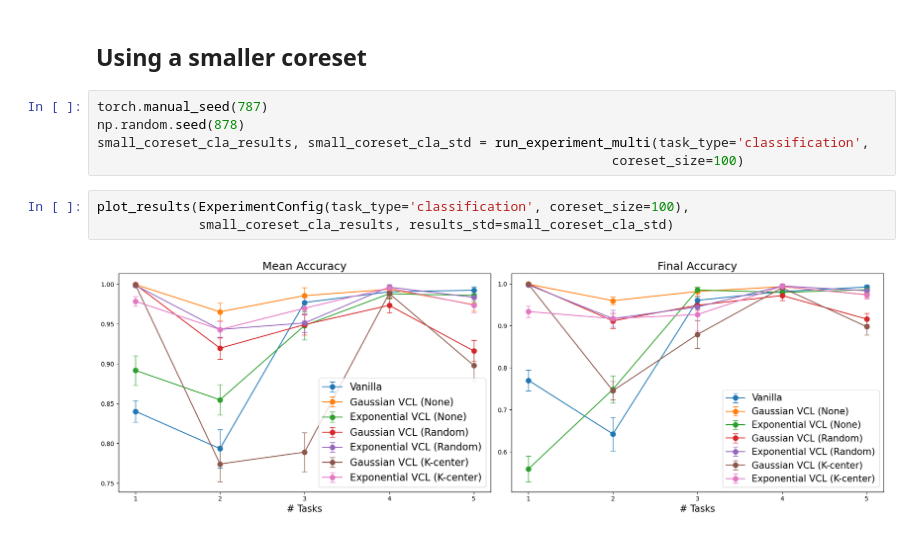
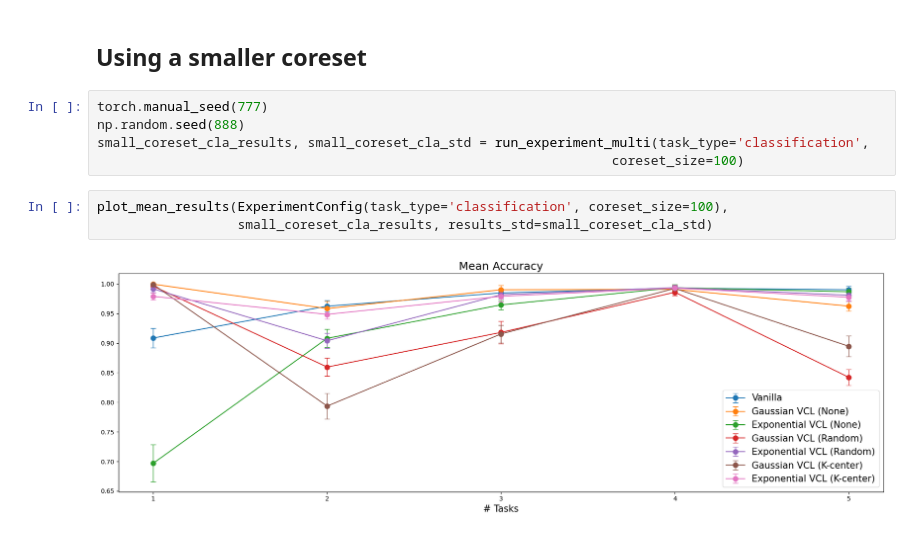
Before and after one commit to 7angel4/VCL-extensions, a Jupyter notebook: experiments.ipynb, the cells around one changed output. Saved outputs shown, nothing was run; the diff lists cells and outputs as text.

Commit message:
Added new plots

```diff
--- a/experiments.ipynb
+++ b/experiments.ipynb
@@ -340,12 +348,12 @@ plot_results(ExperimentConfig(task_type='regression', init_prior_scale=0.01),
 # %% [markdown]
 ## Using a smaller coreset
 # %%
-torch.manual_seed(787)
-np.random.seed(878)
+torch.manual_seed(777)
+np.random.seed(888)
 small_coreset_cla_results, small_coreset_cla_std = run_experiment_multi(task_type='classification',
                                                                   coreset_size=100)
 # %%
-plot_results(ExperimentConfig(task_type='classification', coreset_size=100),
-             small_coreset_cla_results, results_std=small_coreset_cla_std)
+plot_mean_results(ExperimentConfig(task_type='classification', coreset_size=100),
+                  small_coreset_cla_results, results_std=small_coreset_cla_std)
 # %% [output]
-[figure, old version]
+[figure, new version]
```
Also changed, not shown: parts of 10 cells of this notebook, 8 other files.
